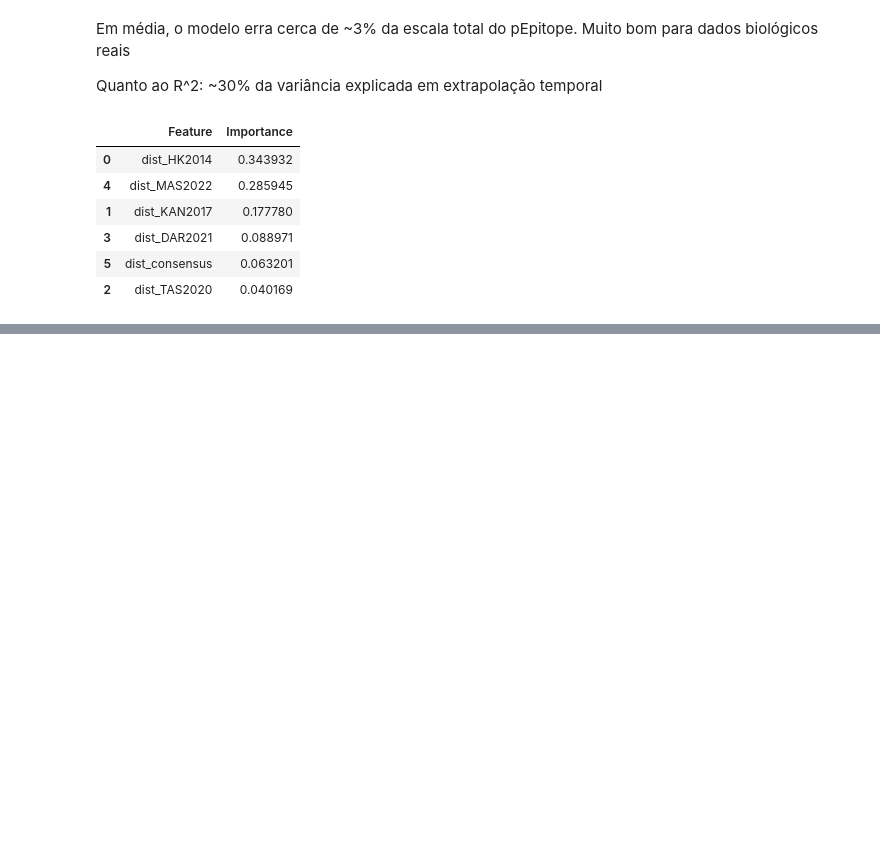
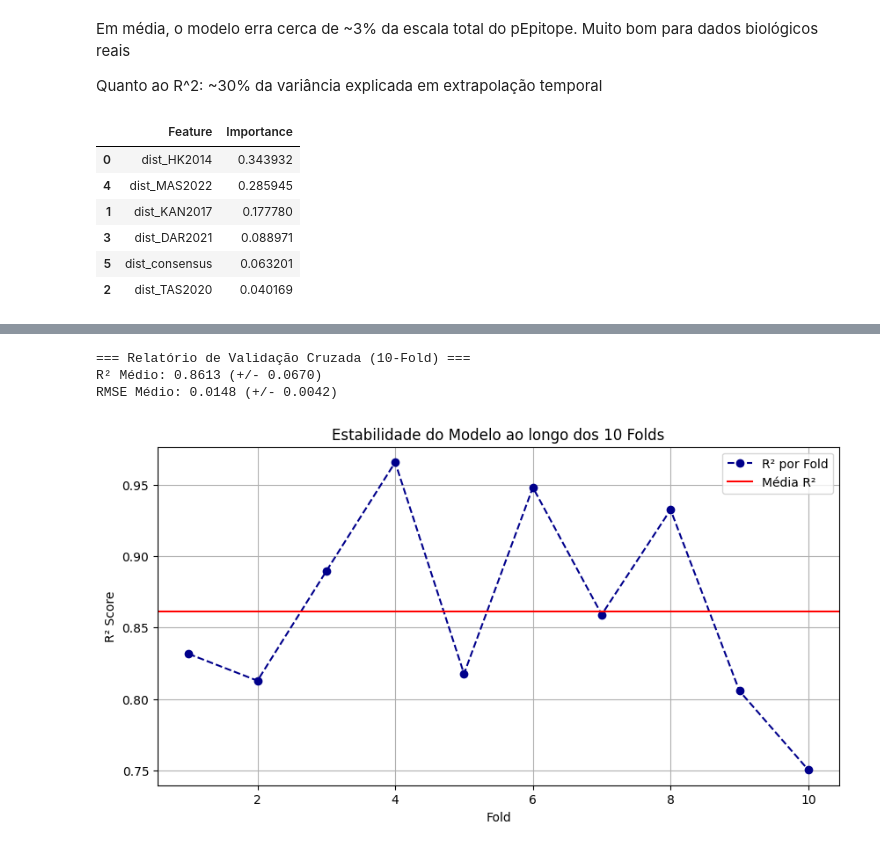
Before and after one commit to samildo/Inteligent-Systems-for-Bioinformtics-25-26, a Jupyter notebook: ML/ML_notebook.ipynb, the cells around one changed output, grey strips where cells are left out. Saved outputs shown, nothing was run; the diff lists cells and outputs as text; code cells hidden in the pictures; blank space fills up the shorter version.

```diff
--- a/ML/ML_notebook.ipynb
+++ b/ML/ML_notebook.ipynb
@@ -401,0 +821,43 @@ Melhorar modelo, mais features, mudar parametros, mudar o split ????
+# %%
+from sklearn.model_selection import cross_val_score, KFold
+import numpy as np
+
+# 1. Definir o modelo com os melhores parâmetros que o GridSearch encontrou
+rf_final = RandomForestRegressor(
+    n_estimators=1000,
+    min_samples_split=2,
+    max_features='sqrt',
+    random_state=42
+)
+
+# 2. Configurar o K-Fold (10 folds é ideal para N=240)
+# shuffle=True é importante para garantir que a ordem cronológica não vicie os grupos
+kf = KFold(n_splits=10, shuffle=True, random_state=42)
+
+# 3. Executar a Validação Cruzada para R²
+cv_r2_scores = cross_val_score(rf_final, X, y, cv=kf, scoring='r2')
+
+# 4. Executar a Validação Cruzada para RMSE (neg_root_mean_squared_error retorna valores negativos)
+cv_rmse_scores = -cross_val_score(rf_final, X, y, cv=kf, scoring='neg_root_mean_squared_error')
+
+print("=== Relatório de Validação Cruzada (10-Fold) ===")
+print(f"R² Médio: {np.mean(cv_r2_scores):.4f} (+/- {np.std(cv_r2_scores):.4f})")
+print(f"RMSE Médio: {np.mean(cv_rmse_scores):.4f} (+/- {np.std(cv_rmse_scores):.4f})")
+
+# Visualizar a estabilidade dos Folds
+import matplotlib.pyplot as plt
+
+plt.figure(figsize=(10, 5))
+plt.plot(range(1, 11), cv_r2_scores, marker='o', linestyle='--', color='darkblue', label='R² por Fold')
+plt.axhline(y=np.mean(cv_r2_scores), color='r', linestyle='-', label='Média R²')
+plt.xlabel('Fold')
+plt.ylabel('R² Score')
+plt.title('Estabilidade do Modelo ao longo dos 10 Folds')
+plt.legend()
+plt.grid(True)
+plt.show()
+# %% [output]
+=== Relatório de Validação Cruzada (10-Fold) ===
+R² Médio: 0.8613 (+/- 0.0670)
+RMSE Médio: 0.0148 (+/- 0.0042)
+[figure, added]
```
Also changed, not shown: parts of 29 cells of this notebook.
